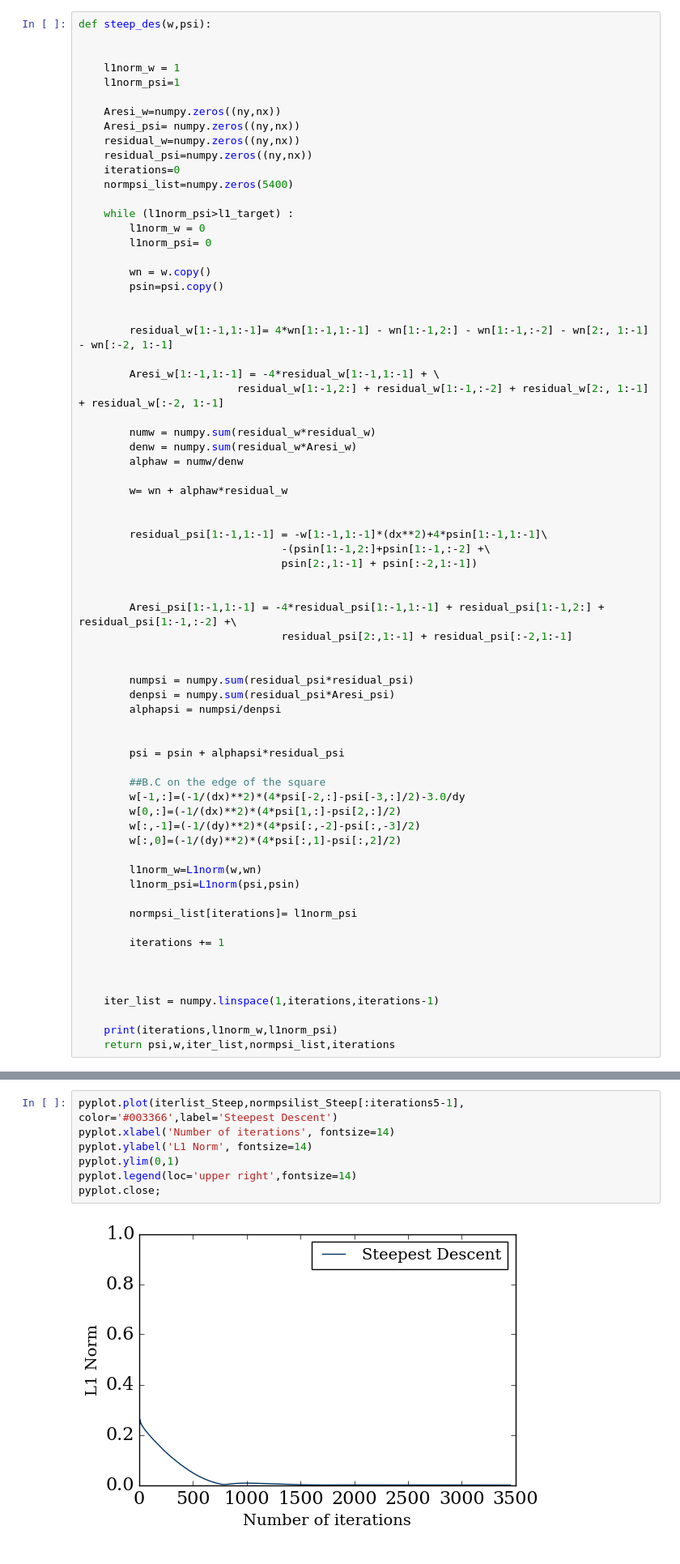
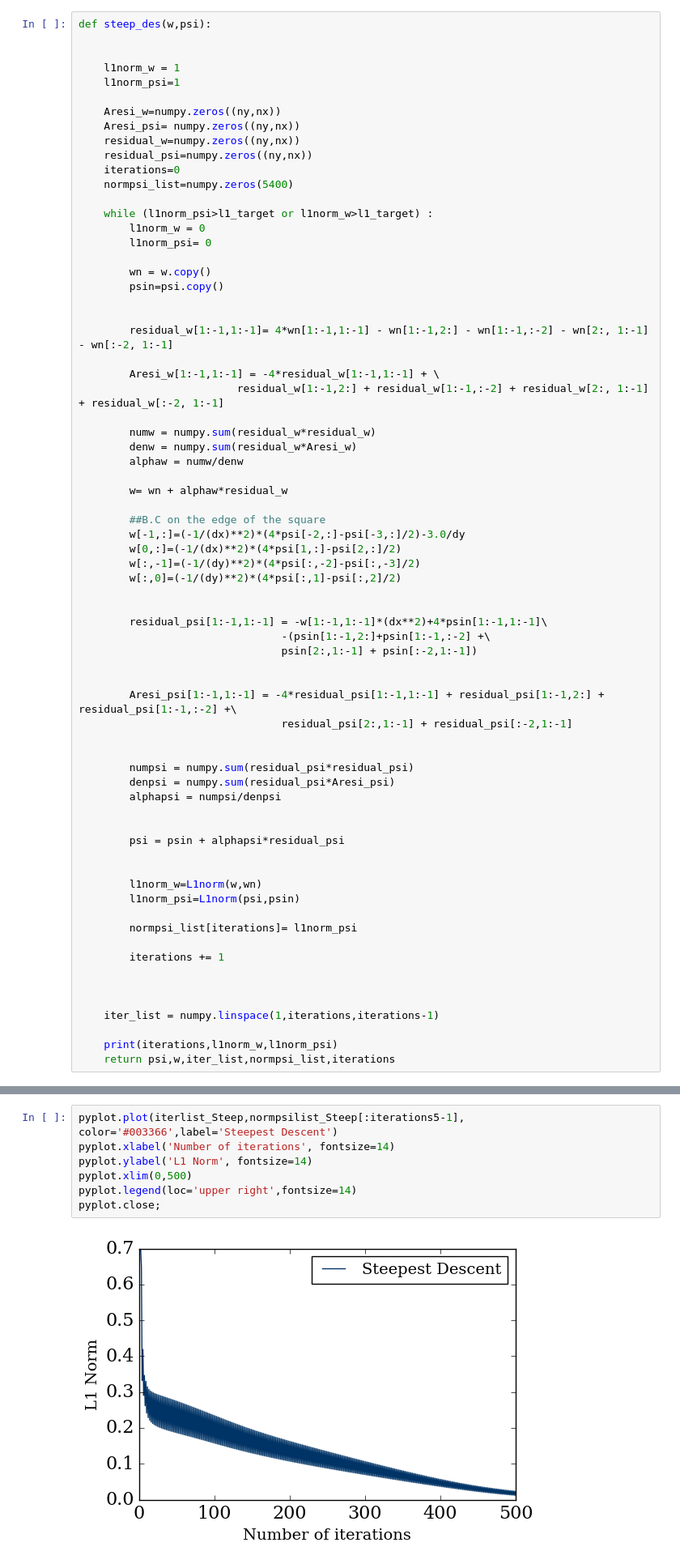
Before and after one commit to be-rays/Module5-StokesFlow, a Jupyter notebook: StokesFlow (1).ipynb, the cells around one changed output, grey strips where cells are left out. Shown at 81% size. Cells and saved outputs as stored; diff of their text form.

```diff
--- a/StokesFlow (1).ipynb
+++ b/StokesFlow (1).ipynb
@@ -628,7 +628,7 @@ def steep_des(w,psi):
     iterations=0
     normpsi_list=numpy.zeros(5400)
 
-    while (l1norm_psi>l1_target) :
+    while (l1norm_psi>l1_target or l1norm_w>l1_target) :
         l1norm_w = 0
         l1norm_psi= 0
 
@@ -647,6 +647,12 @@ def steep_des(w,psi):
 
         w= wn + alphaw*residual_w
 
+        ##B.C on the edge of the square
+        w[-1,:]=(-1/(dx)**2)*(4*psi[-2,:]-psi[-3,:]/2)-3.0/dy
+        w[0,:]=(-1/(dx)**2)*(4*psi[1,:]-psi[2,:]/2)
+        w[:,-1]=(-1/(dy)**2)*(4*psi[:,-2]-psi[:,-3]/2)
+        w[:,0]=(-1/(dy)**2)*(4*psi[:,1]-psi[:,2]/2)
+
 
         residual_psi[1:-1,1:-1] = -w[1:-1,1:-1]*(dx**2)+4*psin[1:-1,1:-1]\
                                 -(psin[1:-1,2:]+psin[1:-1,:-2] +\
@@ -664,11 +670,6 @@ def steep_des(w,psi):
 
         psi = psin + alphapsi*residual_psi
 
-        ##B.C on the edge of the square
-        w[-1,:]=(-1/(dx)**2)*(4*psi[-2,:]-psi[-3,:]/2)-3.0/dy
-        w[0,:]=(-1/(dx)**2)*(4*psi[1,:]-psi[2,:]/2)
-        w[:,-1]=(-1/(dy)**2)*(4*psi[:,-2]-psi[:,-3]/2)
-        w[:,0]=(-1/(dy)**2)*(4*psi[:,1]-psi[:,2]/2)
 
         l1norm_w=L1norm(w,wn)
         l1norm_psi=L1norm(psi,psin)
@@ -699,12 +700,12 @@ plot_3D(x5,y5,psi5)
 # %%
 pyplot.plot(iterlist_Steep,normpsilist_Steep[:iterations5-1], color='#003366',label='Steepest Descent')
 pyplot.xlabel('Number of iterations', fontsize=14)
 pyplot.ylabel('L1 Norm', fontsize=14)
-pyplot.ylim(0,1)
+pyplot.xlim(0,500)
 pyplot.legend(loc='upper right',fontsize=14)
 pyplot.close;
 # %% [output]
-[figure, old version]
+[figure, new version]
 # %%
 print(numpy.max(numpy.abs(psi5[1:-1,1:-1])))
 # %% [output]
```
Also changed, not shown: parts of 8 cells of this notebook.
